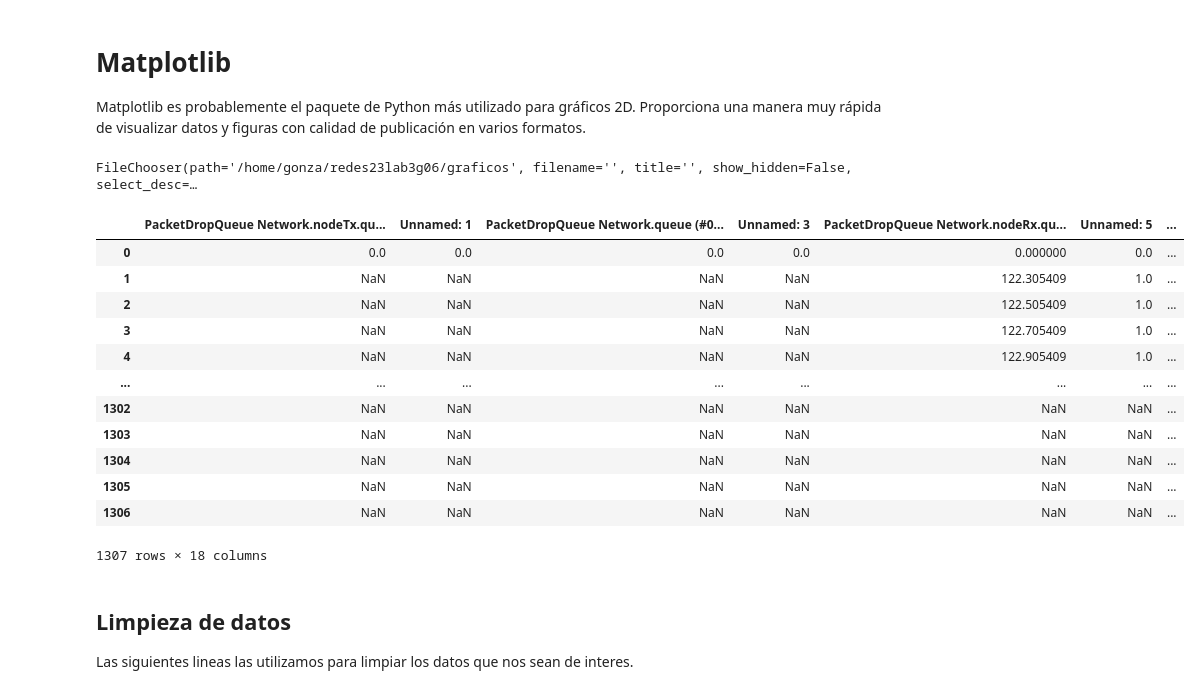
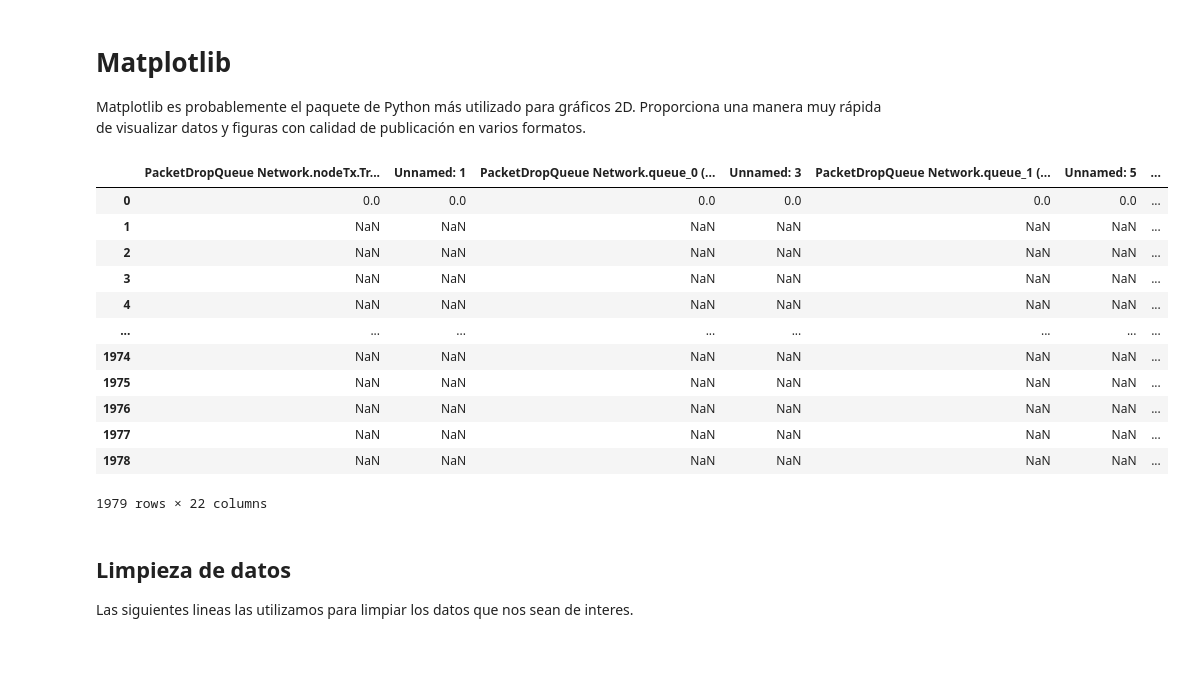
Before and after one commit to Gonzalo-Canavesio/lab03_2023_RySD, a Jupyter notebook: graficos/graficos2.ipynb, the cells around one changed output. Cells and saved outputs as stored; diff of their text form; code cells hidden in the pictures; blank space fills up the shorter version.

Commit message:
Corregido error en el algoritmo parte 2 y desarrollo de informe

```diff
--- a/graficos/graficos2.ipynb
+++ b/graficos/graficos2.ipynb
@@ -27,32 +27,24 @@ import seaborn # Extiende las funcionalidades de matplotlib, muy usado en data v
 
 # Con esto hacemos los gráficos más grandes, adecuados para el proyector.
 seaborn.set_context(context='notebook', font_scale=1.2)
-# %%
-from ipyfilechooser import FileChooser
-
-# Create and display a FileChooser widget
-fc = FileChooser('.')
-display(fc)
-# %% [output]
-FileChooser(path='/home/gonza/redes23lab3g06/graficos', filename='', title='', show_hidden=False, select_desc=…
 # %%
 ## Cambiar la dirección del conjunto de datos de acuerdo a dónde lo guardaron
-data = pandas.read_csv(fc.selected_filename)
+data = pandas.read_csv("Parte2_caso1/data_0.1.csv")
 data
 # %% [output]
-|  | PacketDropQueue Network.nodeTx.qu... | Unnamed: 1 | PacketDropQueue Network.queue (#0... | Unnamed: 3 | PacketDropQueue Network.nodeRx.qu... | Unnamed: 5 | ... |
-| 0 | 0.0 | 0.0 | 0.0 | 0.0 | 0.000000 | 0.0 | ... |
-| 1 | NaN | NaN | NaN | NaN | 122.305409 | 1.0 | ... |
-| 2 | NaN | NaN | NaN | NaN | 122.505409 | 1.0 | ... |
-| 3 | NaN | NaN | NaN | NaN | 122.705409 | 1.0 | ... |
-| 4 | NaN | NaN | NaN | NaN | 122.905409 | 1.0 | ... |
+|  | PacketDropQueue Network.nodeTx.Tr... | Unnamed: 1 | PacketDropQueue Network.queue_0 (... | Unnamed: 3 | PacketDropQueue Network.queue_1 (... | Unnamed: 5 | ... |
+| 0 | 0.0 | 0.0 | 0.0 | 0.0 | 0.0 | 0.0 | ... |
+| 1 | NaN | NaN | NaN | NaN | NaN | NaN | ... |
+| 2 | NaN | NaN | NaN | NaN | NaN | NaN | ... |
+| 3 | NaN | NaN | NaN | NaN | NaN | NaN | ... |
+| 4 | NaN | NaN | NaN | NaN | NaN | NaN | ... |
 | ... | ... | ... | ... | ... | ... | ... | ... |
-| 1302 | NaN | NaN | NaN | NaN | NaN | NaN | ... |
-| 1303 | NaN | NaN | NaN | NaN | NaN | NaN | ... |
-| 1304 | NaN | NaN | NaN | NaN | NaN | NaN | ... |
-| 1305 | NaN | NaN | NaN | NaN | NaN | NaN | ... |
-| 1306 | NaN | NaN | NaN | NaN | NaN | NaN | ... |
+| 1974 | NaN | NaN | NaN | NaN | NaN | NaN | ... |
+| 1975 | NaN | NaN | NaN | NaN | NaN | NaN | ... |
+| 1976 | NaN | NaN | NaN | NaN | NaN | NaN | ... |
+| 1977 | NaN | NaN | NaN | NaN | NaN | NaN | ... |
+| 1978 | NaN | NaN | NaN | NaN | NaN | NaN | ... |
-1307 rows × 18 columns
+1979 rows × 22 columns
 # %% [markdown]
 ## Limpieza de datos
 Las siguientes lineas las utilizamos para limpiar los datos que nos sean de interes.
```
Also changed, not shown: 16 other files.
